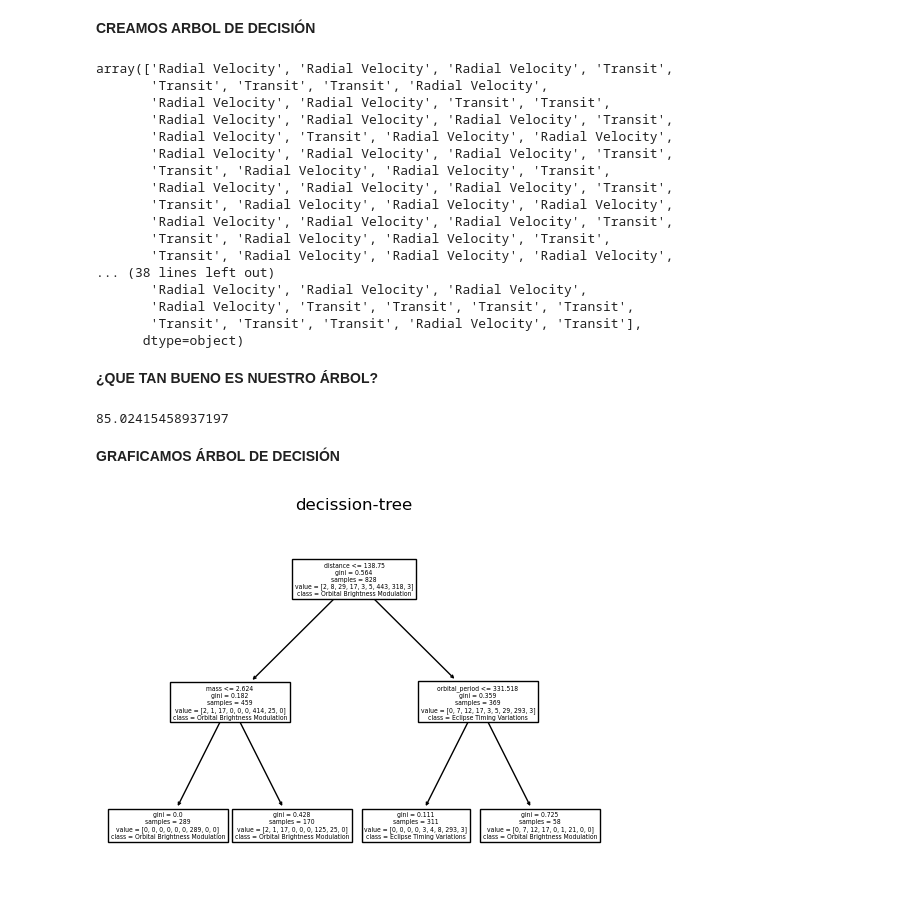
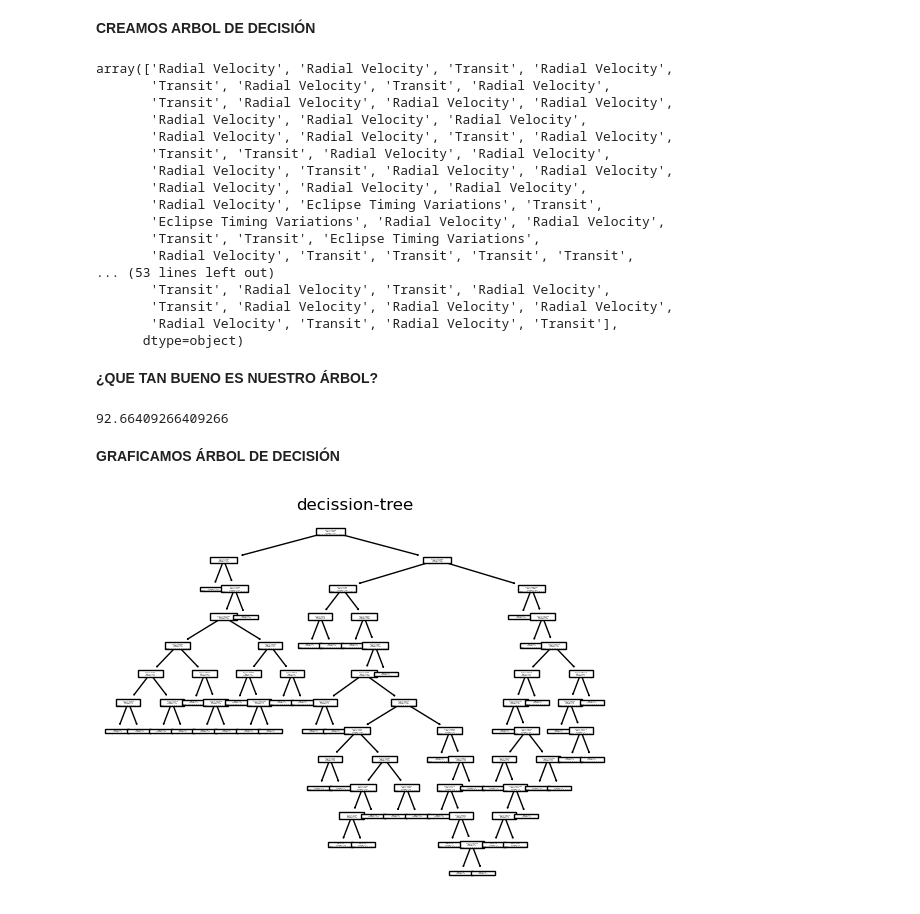
Before and after one commit to Aguerit0/neuronal.py, a Jupyter notebook: sklearn/5-decission_tree_1.ipynb, the cells around one changed output. Saved outputs shown, nothing was run; the diff lists cells and outputs as text; code cells hidden in the pictures.

```diff
--- a/sklearn/5-decission_tree_1.ipynb
+++ b/sklearn/5-decission_tree_1.ipynb
@@ -53,7 +57,7 @@ memory usage: 48.6+ KB
 # %%
-select_columns = planets.iloc[:, 2:5].columns
-planets[select_columns] = planets[select_columns].fillna(planets[select_columns].mean())
-planets.info(), planets.head()
+select_column = planets.select_dtypes(include=['int', 'float']).columns
+planets[select_column] = planets[select_column].fillna(planets[select_column].mean())
+planets.info()
 # %% [output]
 <class 'pandas.core.frame.DataFrame'>
 RangeIndex: 1035 entries, 0 to 1034
@@ -79,43 +76,43 @@ memory usage: 48.6+ KB
 **SEPARAMOS DATOS DE PRUEBA Y ENTRENAMIENTO**
 # %%
 from sklearn.model_selection import train_test_split
-x_train, x_test, y_train, y_test = train_test_split(planets.iloc[:, 2:5], planets['method'], test_size=0.2)
+x_train, x_test, y_train, y_test = train_test_split(planets.iloc[:, 2:].values, planets['method'].values)
 # %% [markdown]
 **CREAMOS ARBOL DE DECISIÓN**
 # %%
 from sklearn import tree
-arbol = tree.DecisionTreeClassifier(max_depth=2)
-arbol.fit(x_train, y_train)
-arbol.predict(x_test)
+decission_tree = tree.DecisionTreeClassifier()
+decission_tree.fit(x_train, y_train)
+decission_tree.predict(x_test)
 # %% [output]
-array(['Radial Velocity', 'Radial Velocity', 'Radial Velocity', 'Transit',
-       'Transit', 'Transit', 'Transit', 'Radial Velocity',
-       'Radial Velocity', 'Radial Velocity', 'Transit', 'Transit',
-       'Radial Velocity', 'Radial Velocity', 'Radial Velocity', 'Transit',
+array(['Radial Velocity', 'Radial Velocity', 'Transit', 'Radial Velocity',
+       'Transit', 'Radial Velocity', 'Transit', 'Radial Velocity',
+       'Transit', 'Radial Velocity', 'Radial Velocity', 'Radial Velocity',
+       'Radial Velocity', 'Radial Velocity', 'Radial Velocity',
+       'Radial Velocity', 'Radial Velocity', 'Transit', 'Radial Velocity',
+       'Transit', 'Transit', 'Radial Velocity', 'Radial Velocity',
        'Radial Velocity', 'Transit', 'Radial Velocity', 'Radial Velocity',
-       'Radial Velocity', 'Radial Velocity', 'Radial Velocity', 'Transit',
-       'Transit', 'Radial Velocity', 'Radial Velocity', 'Transit',
-       'Radial Velocity', 'Radial Velocity', 'Radial Velocity', 'Transit',
+       'Radial Velocity', 'Radial Velocity', 'Radial Velocity',
+       'Radial Velocity', 'Eclipse Timing Variations', 'Transit',
+       'Eclipse Timing Variations', 'Radial Velocity', 'Radial Velocity',
+       'Transit', 'Transit', 'Eclipse Timing Variations',
+       'Radial Velocity', 'Transit', 'Transit', 'Transit', 'Transit',
+... (53 lines left out)
+       'Transit', 'Radial Velocity', 'Transit', 'Radial Velocity',
        'Transit', 'Radial Velocity', 'Radial Velocity', 'Radial Velocity',
-       'Radial Velocity', 'Radial Velocity', 'Radial Velocity', 'Transit',
-       'Transit', 'Radial Velocity', 'Radial Velocity', 'Transit',
-       'Transit', 'Radial Velocity', 'Radial Velocity', 'Radial Velocity',
-... (38 lines left out)
-       'Radial Velocity', 'Radial Velocity', 'Radial Velocity',
-       'Radial Velocity', 'Transit', 'Transit', 'Transit', 'Transit',
-       'Transit', 'Transit', 'Transit', 'Radial Velocity', 'Transit'],
+       'Radial Velocity', 'Transit', 'Radial Velocity', 'Transit'],
       dtype=object)
 # %% [markdown]
 **¿QUE TAN BUENO ES NUESTRO ÁRBOL?**
 # %%
-arbol.score(x_test, y_test)*100
+decission_tree.score(x_test, y_test)*100
 # %% [output]
-85.02415458937197
+92.66409266409266
 # %% [markdown]
 **GRAFICAMOS ÁRBOL DE DECISIÓN**
 # %%
-tree.plot_tree(arbol, feature_names=x_train.columns.tolist(), class_names=y_train.unique().tolist())
+tree.plot_tree(decission_tree)
 plt.title('decission-tree')
 plt.show()
 # %% [output]
-[figure, old version]
+[figure, new version]
```
Also changed, not shown: parts of 6 cells of this notebook, 2 other files.
